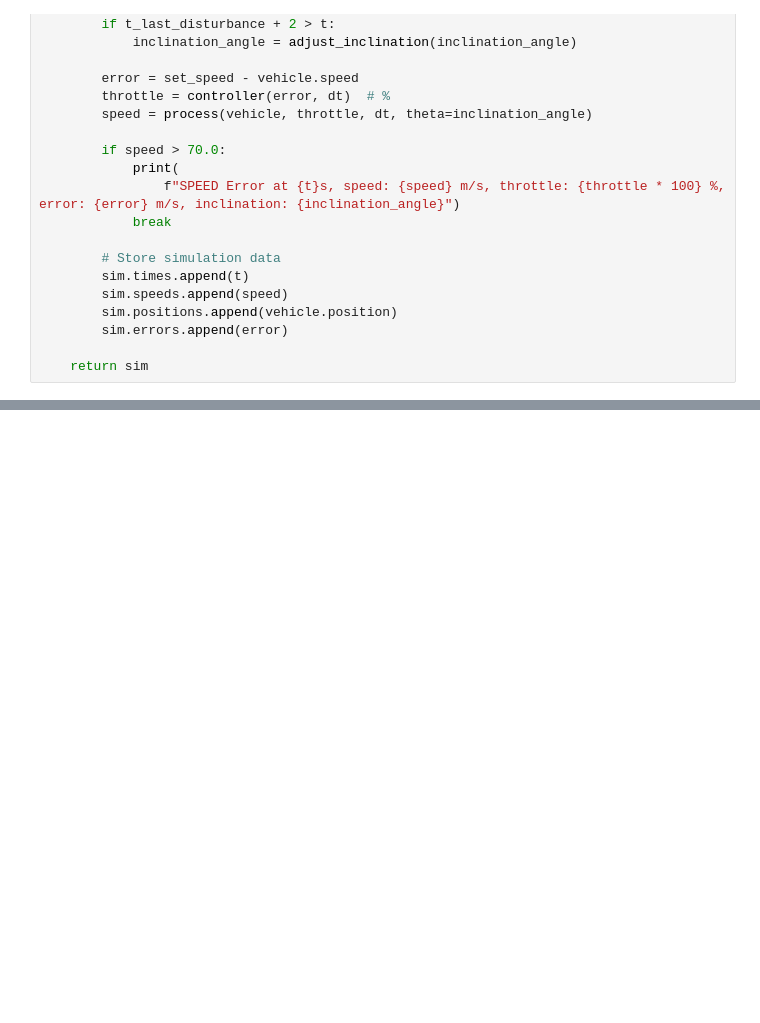
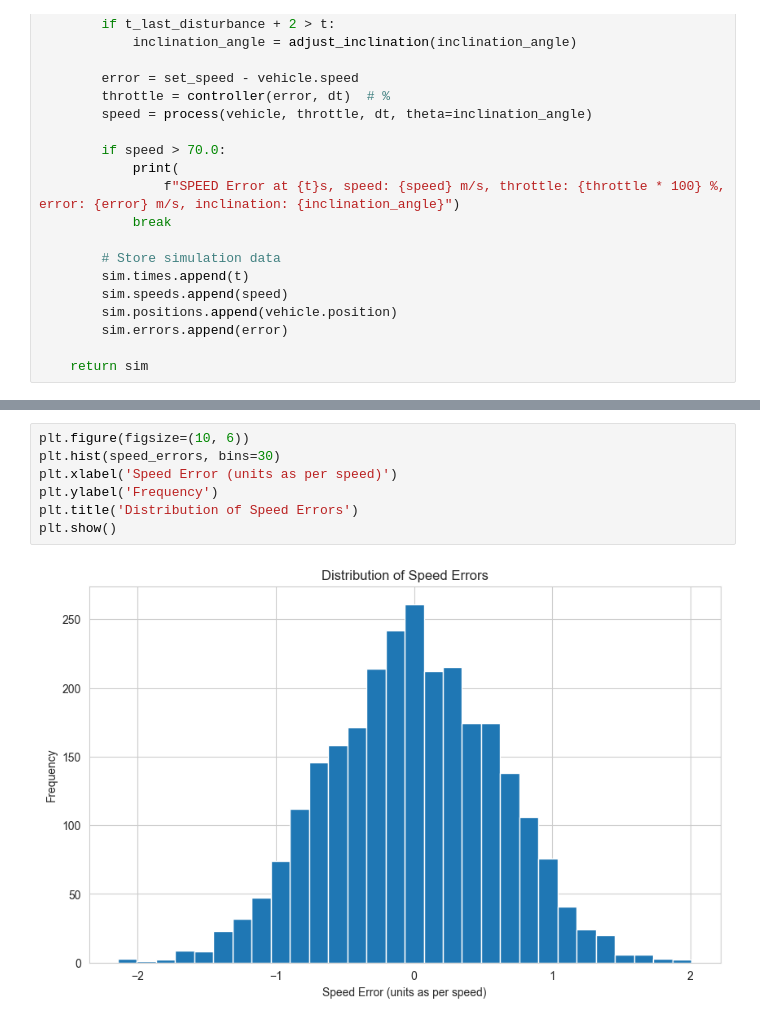
Before and after one commit to tomasanchez/acc-ct, a Jupyter notebook: notebooks/acc.ipynb, the cells around one changed output, grey strips where cells are left out. Cells and saved outputs as stored; diff of their text form; blank space fills up the shorter version.

```diff
--- a/notebooks/acc.ipynb
+++ b/notebooks/acc.ipynb
@@ -572,0 +612,9 @@ pd.DataFrame(data)
+# %%
+plt.figure(figsize=(10, 6))
+plt.hist(speed_errors, bins=30)
+plt.xlabel('Speed Error (units as per speed)')
+plt.ylabel('Frequency')
+plt.title('Distribution of Speed Errors')
+plt.show()
+# %% [output]
+[figure, added]
```
Also changed, not shown: parts of 13 cells of this notebook.
